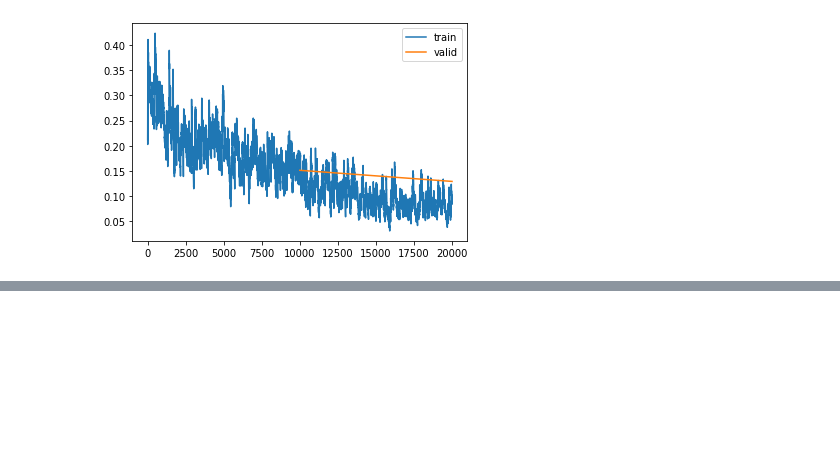
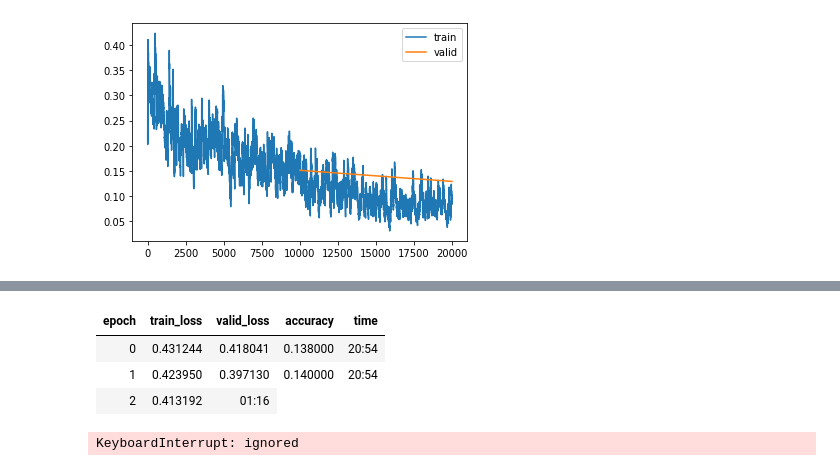
Before and after one commit to binliu0630/Deep_Learning, a Jupyter notebook: Fastai_Transfomers_inspired_by_blurr.ipynb, the cells around one changed output, grey strips where cells are left out. Cells and saved outputs as stored; diff of their text form; code cells hidden in the pictures; blank space fills up the shorter version.

```diff
--- a/Fastai_Transfomers_inspired_by_blurr.ipynb
+++ b/Fastai_Transfomers_inspired_by_blurr.ipynb
@@ -532,0 +615,20 @@ learn.recorder.plot_loss()
+# %%
+
+learn = Learner(dls,
+                hf_model,
+                opt_func=partial(Adam, decouple_wd=True),
+                loss_func=CrossEntropyLossFlat(),
+                metrics=[accuracy],
+                cbs=[HF_BaseModelCallback],
+                splitter=hf_splitter)
+
+learn.create_opt()
+learn.freeze()
+
+learn.fit_one_cycle(3, lr_max=1e-3)
+# %% [output]
+| epoch | train_loss | valid_loss | accuracy | time |
+| 0 | 0.431244 | 0.418041 | 0.138000 | 20:54 |
+| 1 | 0.423950 | 0.397130 | 0.140000 | 20:54 |
+| 2 | 0.413192 | 01:16 |
+KeyboardInterrupt: ignored
```
Also changed, not shown: parts of 23 cells of this notebook.
